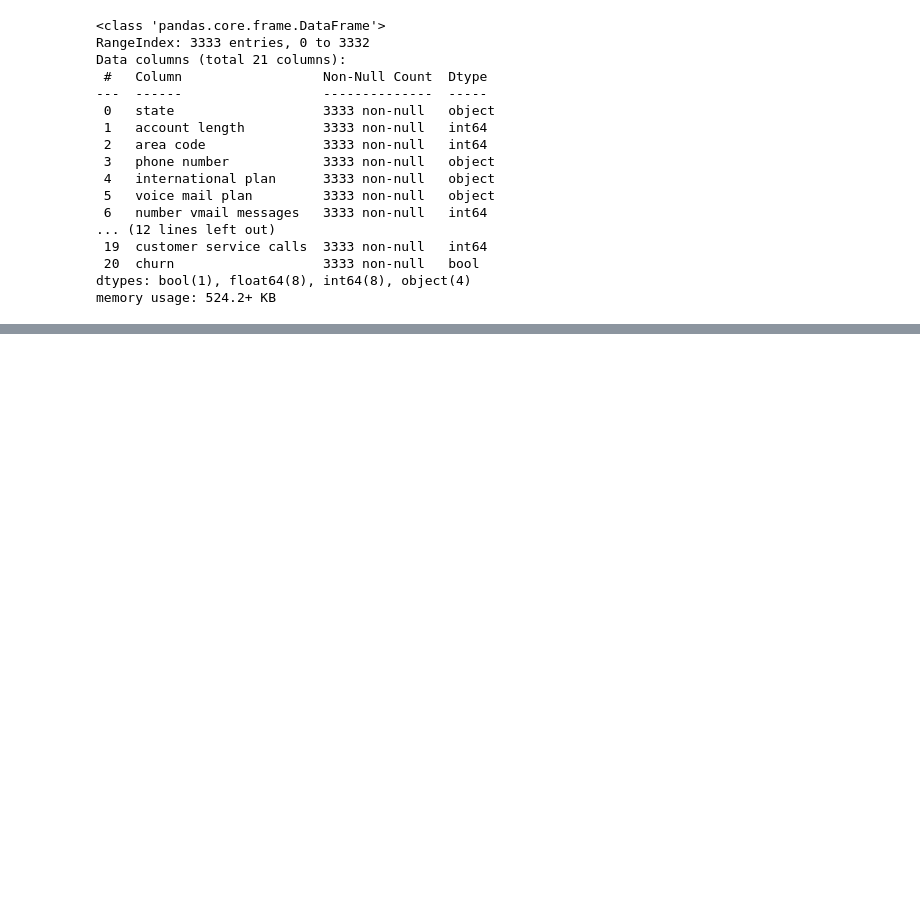
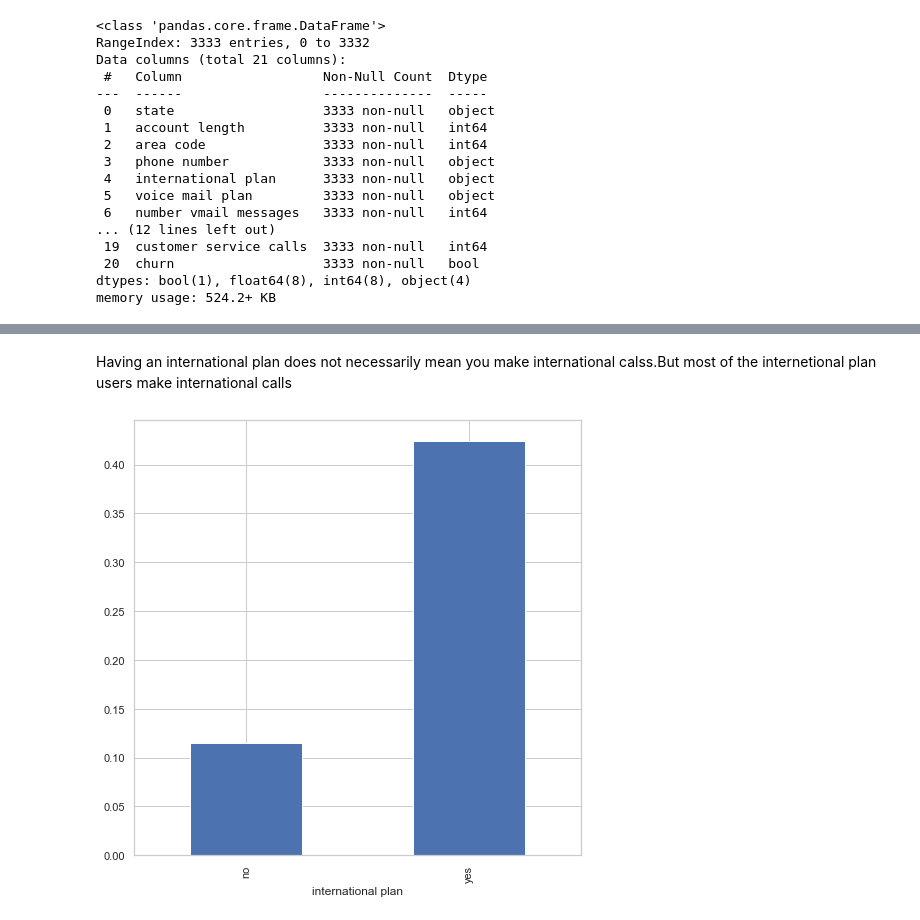
Before and after one commit to nyange21/TelecomChurnPredict-phase3, a Jupyter notebook: model.ipynb, the cells around one changed output, grey strips where cells are left out. Saved outputs shown, nothing was run; the diff lists cells and outputs as text; code cells hidden in the pictures; blank space fills up the shorter version.

```diff
--- a/model.ipynb
+++ b/model.ipynb
@@ -92,0 +184,8 @@ memory usage: 524.2+ KB
+# %% [markdown]
+Having an international plan does not necessarily mean you make international calss.But most of the internetional plan users make international calls
+# %%
+# check how how international plan relates to churn
+df.groupby('international plan')['churn'].mean().plot(kind='bar')
+plt.show()
+# %% [output]
+[figure, added]
```
Also changed, not shown: parts of 25 cells of this notebook.
